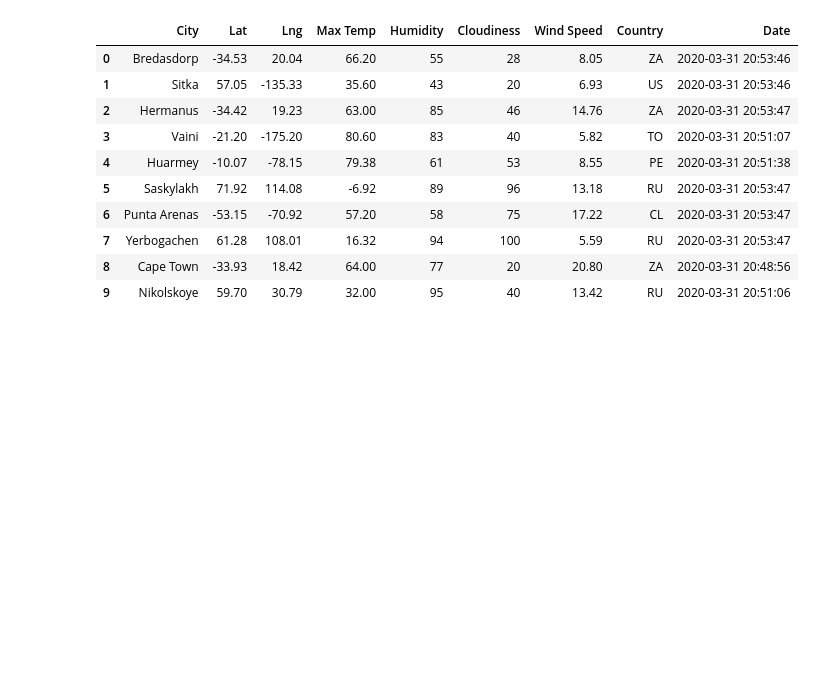
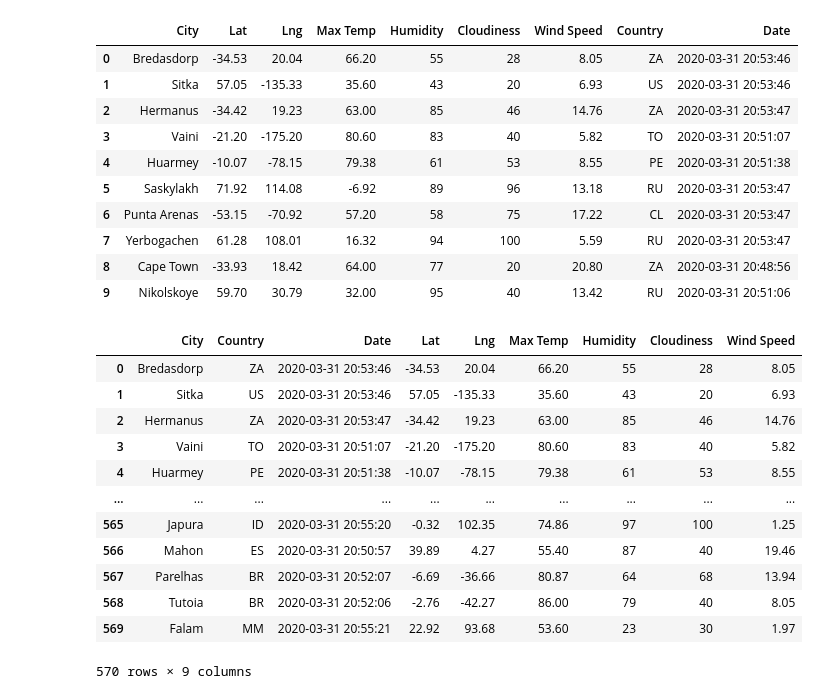
Before and after one commit to karenbennis/World_Weather_Analysis, a Jupyter notebook: WeatherPy.ipynb, the cells around one changed output. Cells and saved outputs as stored; diff of their text form; code cells hidden in the pictures; blank space fills up the shorter version.

```diff
--- a/WeatherPy.ipynb
+++ b/WeatherPy.ipynb
@@ -173,4 +173,19 @@ city_data_df.head(10)
 | 9 | Nikolskoye | 59.70 | 30.79 | 32.00 | 95 | 40 | 13.42 | RU | 2020-03-31 20:51:06 |
 # %%
 new_column_order = ['City', 'Country', 'Date', 'Lat', 'Lng', 'Max Temp', 'Humidity', 'Cloudiness', 'Wind Speed']
-city_data_df = city_data_df[]
+city_data_df = city_data_df[new_column_order]
+city_data_df
+# %% [output]
+|  | City | Country | Date | Lat | Lng | Max Temp | Humidity | Cloudiness | Wind Speed |
+| 0 | Bredasdorp | ZA | 2020-03-31 20:53:46 | -34.53 | 20.04 | 66.20 | 55 | 28 | 8.05 |
+| 1 | Sitka | US | 2020-03-31 20:53:46 | 57.05 | -135.33 | 35.60 | 43 | 20 | 6.93 |
+| 2 | Hermanus | ZA | 2020-03-31 20:53:47 | -34.42 | 19.23 | 63.00 | 85 | 46 | 14.76 |
+| 3 | Vaini | TO | 2020-03-31 20:51:07 | -21.20 | -175.20 | 80.60 | 83 | 40 | 5.82 |
+| 4 | Huarmey | PE | 2020-03-31 20:51:38 | -10.07 | -78.15 | 79.38 | 61 | 53 | 8.55 |
+| ... | ... | ... | ... | ... | ... | ... | ... | ... | ... |
+| 565 | Japura | ID | 2020-03-31 20:55:20 | -0.32 | 102.35 | 74.86 | 97 | 100 | 1.25 |
+| 566 | Mahon | ES | 2020-03-31 20:50:57 | 39.89 | 4.27 | 55.40 | 87 | 40 | 19.46 |
+| 567 | Parelhas | BR | 2020-03-31 20:52:07 | -6.69 | -36.66 | 80.87 | 64 | 68 | 13.94 |
+| 568 | Tutoia | BR | 2020-03-31 20:52:06 | -2.76 | -42.27 | 86.00 | 79 | 40 | 8.05 |
+| 569 | Falam | MM | 2020-03-31 20:55:21 | 22.92 | 93.68 | 53.60 | 23 | 30 | 1.97 |
+570 rows × 9 columns
```
Also changed, not shown: parts of 8 cells of this notebook, 4 other files.
